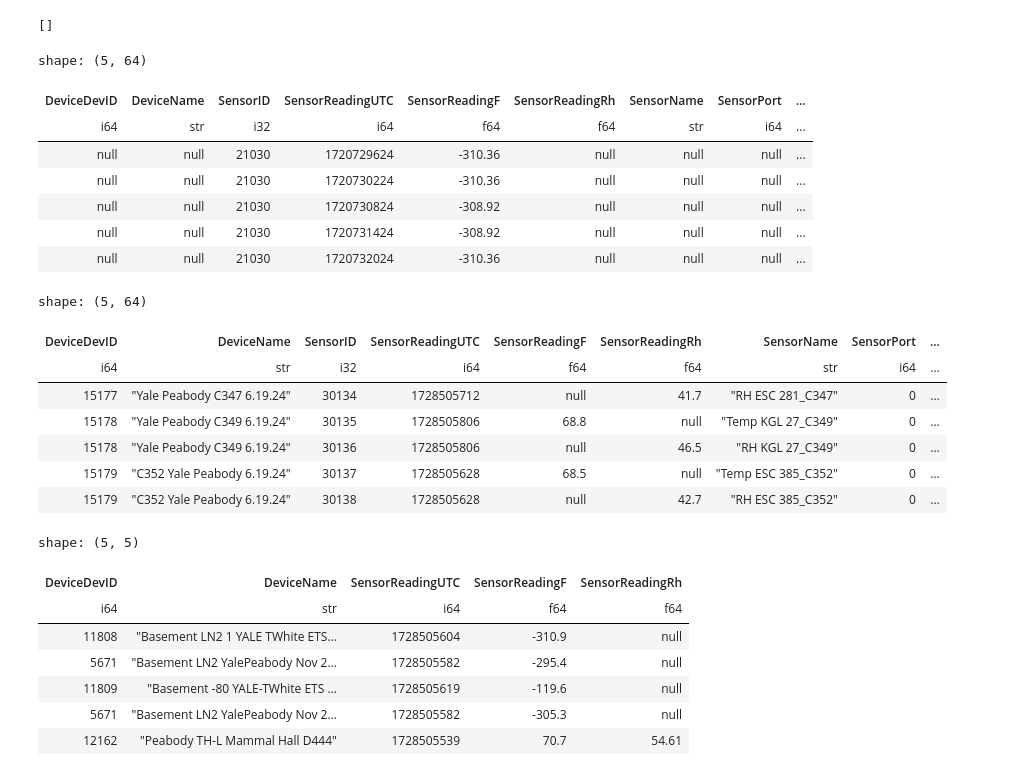
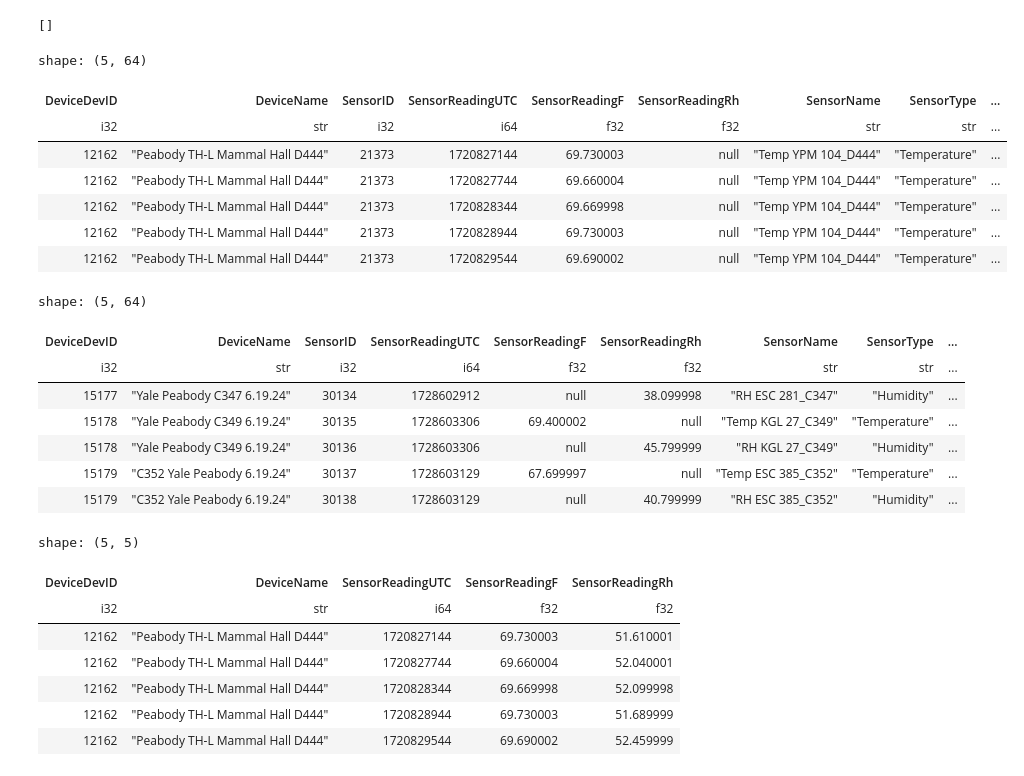
Before and after one commit to Environmental-Pipeline/environmental-sensor-poc, a Jupyter notebook: example.ipynb, the cells around one changed output. Saved outputs shown, nothing was run; the diff lists cells and outputs as text; code cells hidden in the pictures.

```diff
--- a/example.ipynb
+++ b/example.ipynb
@@ -75,38 +71,42 @@ print(os.listdir('data/new-readings'))
 []
 # %%
 # Now we have the full data.
-# The first rows will be missing the extra fields.
-polars.read_parquet('data/sensors.parquet').head()
+# The first rows will be missing the extra fields like HexGatewayMac, etc.
+#   I am pulling in some extra fields like DeviceID and DeviceName so we have that by historical.
+#   But some don't make sense to  backfill so they'll be null.
+sensors = polars.read_parquet('data/sensors.parquet')
+sensors.head()
 # %% [output]
 shape: (5, 64)
-| DeviceDevID | DeviceName | SensorID | SensorReadingUTC | SensorReadingF | SensorReadingRh | SensorName | SensorPort | ... |
-| i64 | str | i32 | i64 | f64 | f64 | str | i64 | ... |
-| null | null | 21030 | 1720729624 | -310.36 | null | null | null | ... |
-| null | null | 21030 | 1720730224 | -310.36 | null | null | null | ... |
-| null | null | 21030 | 1720730824 | -308.92 | null | null | null | ... |
-| null | null | 21030 | 1720731424 | -308.92 | null | null | null | ... |
-| null | null | 21030 | 1720732024 | -310.36 | null | null | null | ... |
+| DeviceDevID | DeviceName | SensorID | SensorReadingUTC | SensorReadingF | SensorReadingRh | SensorName | SensorType | ... |
+| i32 | str | i32 | i64 | f32 | f32 | str | str | ... |
+| 12162 | "Peabody TH-L Mammal Hall D444" | 21373 | 1720827144 | 69.730003 | null | "Temp YPM 104_D444" | "Temperature" | ... |
+| 12162 | "Peabody TH-L Mammal Hall D444" | 21373 | 1720827744 | 69.660004 | null | "Temp YPM 104_D444" | "Temperature" | ... |
+| 12162 | "Peabody TH-L Mammal Hall D444" | 21373 | 1720828344 | 69.669998 | null | "Temp YPM 104_D444" | "Temperature" | ... |
+| 12162 | "Peabody TH-L Mammal Hall D444" | 21373 | 1720828944 | 69.730003 | null | "Temp YPM 104_D444" | "Temperature" | ... |
+| 12162 | "Peabody TH-L Mammal Hall D444" | 21373 | 1720829544 | 69.690002 | null | "Temp YPM 104_D444" | "Temperature" | ... |
 # %%
-# Recent rows will have the full data.
-polars.read_parquet('data/sensors.parquet').tail()
+# Recent rows will have the full data, aside from nulls due to a sensor not providing a reading type\.
+sensors.tail()
 # %% [output]
 shape: (5, 64)
-| DeviceDevID | DeviceName | SensorID | SensorReadingUTC | SensorReadingF | SensorReadingRh | SensorName | SensorPort | ... |
-| i64 | str | i32 | i64 | f64 | f64 | str | i64 | ... |
-| 15177 | "Yale Peabody C347 6.19.24" | 30134 | 1728505712 | null | 41.7 | "RH ESC 281_C347" | 0 | ... |
-| 15178 | "Yale Peabody C349 6.19.24" | 30135 | 1728505806 | 68.8 | null | "Temp KGL 27_C349" | 0 | ... |
-| 15178 | "Yale Peabody C349 6.19.24" | 30136 | 1728505806 | null | 46.5 | "RH KGL 27_C349" | 0 | ... |
-| 15179 | "C352 Yale Peabody 6.19.24" | 30137 | 1728505628 | 68.5 | null | "Temp ESC 385_C352" | 0 | ... |
-| 15179 | "C352 Yale Peabody 6.19.24" | 30138 | 1728505628 | null | 42.7 | "RH ESC 385_C352" | 0 | ... |
+| DeviceDevID | DeviceName | SensorID | SensorReadingUTC | SensorReadingF | SensorReadingRh | SensorName | SensorType | ... |
+| i32 | str | i32 | i64 | f32 | f32 | str | str | ... |
+| 15177 | "Yale Peabody C347 6.19.24" | 30134 | 1728602912 | null | 38.099998 | "RH ESC 281_C347" | "Humidity" | ... |
+| 15178 | "Yale Peabody C349 6.19.24" | 30135 | 1728603306 | 69.400002 | null | "Temp KGL 27_C349" | "Temperature" | ... |
+| 15178 | "Yale Peabody C349 6.19.24" | 30136 | 1728603306 | null | 45.799999 | "RH KGL 27_C349" | "Humidity" | ... |
+| 15179 | "C352 Yale Peabody 6.19.24" | 30137 | 1728603129 | 67.699997 | null | "Temp ESC 385_C352" | "Temperature" | ... |
+| 15179 | "C352 Yale Peabody 6.19.24" | 30138 | 1728603129 | null | 40.799999 | "RH ESC 385_C352" | "Humidity" | ... |
 # %%
 # After every consolidation, a table of readings by device is also available.
-polars.read_parquet('data/devices.parquet').head()
+devices = polars.read_parquet('data/devices.parquet').head()
+devices
 # %% [output]
 shape: (5, 5)
 | DeviceDevID | DeviceName | SensorReadingUTC | SensorReadingF | SensorReadingRh |
-| i64 | str | i64 | f64 | f64 |
-| 11808 | "Basement LN2 1 YALE TWhite ETS… | 1728505604 | -310.9 | null |
-| 5671 | "Basement LN2 YalePeabody Nov 2… | 1728505582 | -295.4 | null |
-| 11809 | "Basement -80 YALE-TWhite ETS … | 1728505619 | -119.6 | null |
-| 5671 | "Basement LN2 YalePeabody Nov 2… | 1728505582 | -305.3 | null |
-| 12162 | "Peabody TH-L Mammal Hall D444" | 1728505539 | 70.7 | 54.61 |
+| i32 | str | i64 | f32 | f32 |
+| 12162 | "Peabody TH-L Mammal Hall D444" | 1720827144 | 69.730003 | 51.610001 |
+| 12162 | "Peabody TH-L Mammal Hall D444" | 1720827744 | 69.660004 | 52.040001 |
+| 12162 | "Peabody TH-L Mammal Hall D444" | 1720828344 | 69.669998 | 52.099998 |
+| 12162 | "Peabody TH-L Mammal Hall D444" | 1720828944 | 69.730003 | 51.689999 |
+| 12162 | "Peabody TH-L Mammal Hall D444" | 1720829544 | 69.690002 | 52.459999 |
```
Also changed, not shown: parts of 9 cells of this notebook, 2 other files.
